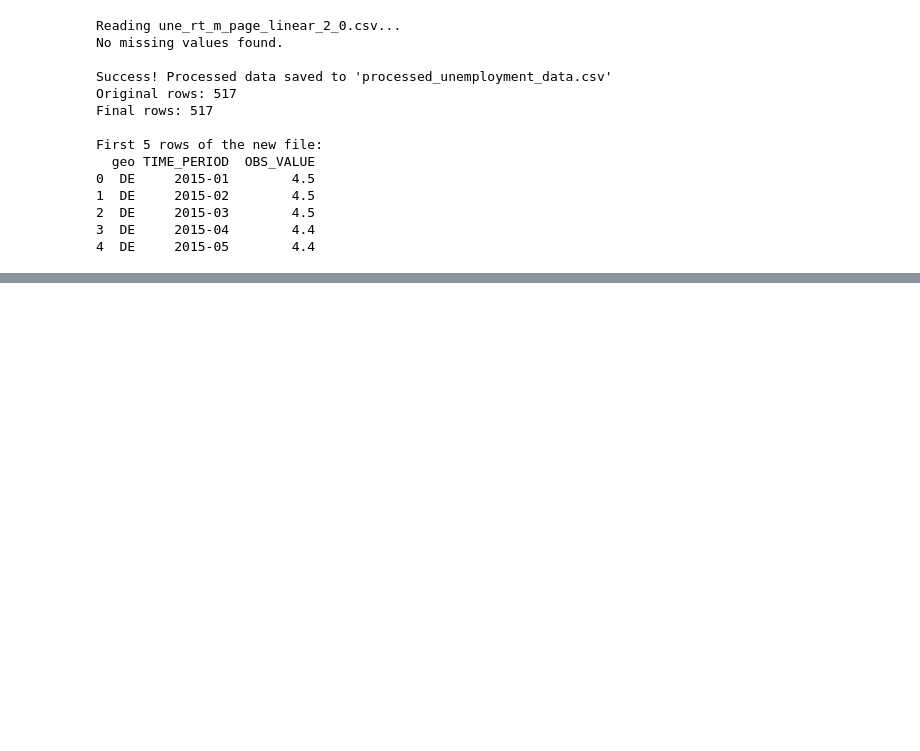
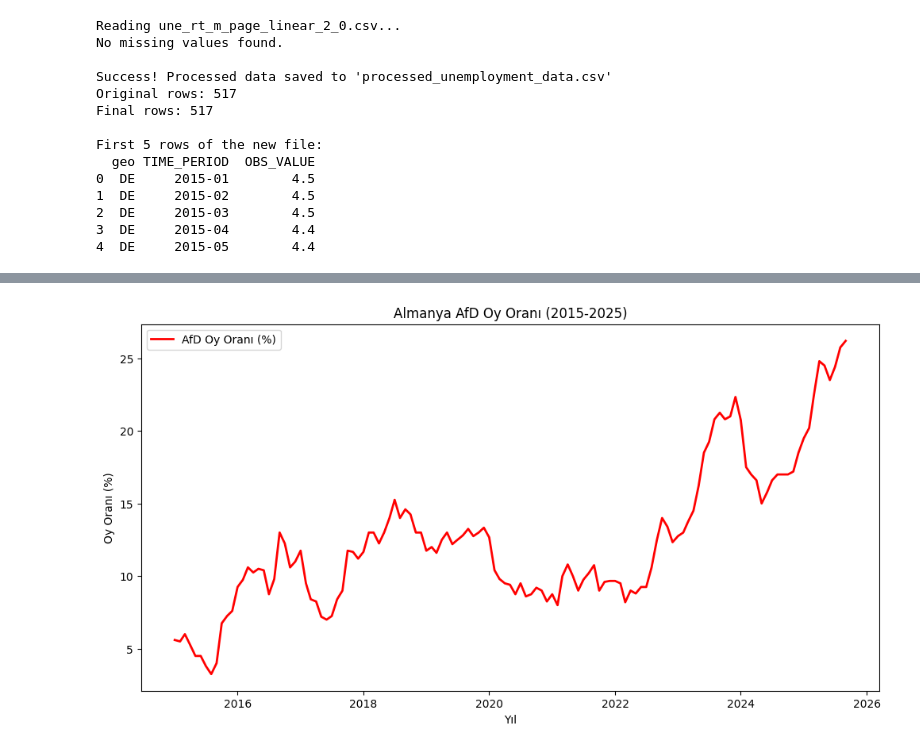
Before and after one commit to yusufOcakoglu/Deciding_the_MVP, a Jupyter notebook: collect_polls.ipynb, the cells around one changed output, grey strips where cells are left out. Saved outputs shown, nothing was run; the diff lists cells and outputs as text; code cells hidden in the pictures; blank space fills up the shorter version.

Commit message:
Add files via upload
Tüm Almanya veri setleri birleştirildi(diğer ülkeler üzerinde çalışıyorum ve .jpynb güncellendi"

```diff
--- a/collect_polls.ipynb
+++ b/collect_polls.ipynb
@@ -248,0 +573,20 @@ First 5 rows of the new file:
+# %%
+import matplotlib.pyplot as plt
+import seaborn as sns
+import pandas as pd
+
+# Veriyi yükle ve tarihi düzenle
+df = pd.read_csv('germany_final_dataset.csv')
+df['Date'] = pd.to_datetime(df['Date'])
+
+# 1. ZAMAN SERİSİ GRAFİĞİ
+plt.figure(figsize=(12, 6))
+plt.plot(df['Date'], df['AfD_Vote_Rate'], label='AfD Oy Oranı (%)', color='red', linewidth=2)
+plt.title('Almanya AfD Oy Oranı (2015-2025)')
+plt.xlabel('Yıl')
+plt.ylabel('Oy Oranı (%)')
+plt.legend()
+plt.savefig('time_series_afd_trend.png')
+# ... (Diğer kodlar)
+# %% [output]
+[figure, added]
```
Also changed, not shown: parts of 11 cells of this notebook, 10 other files.
